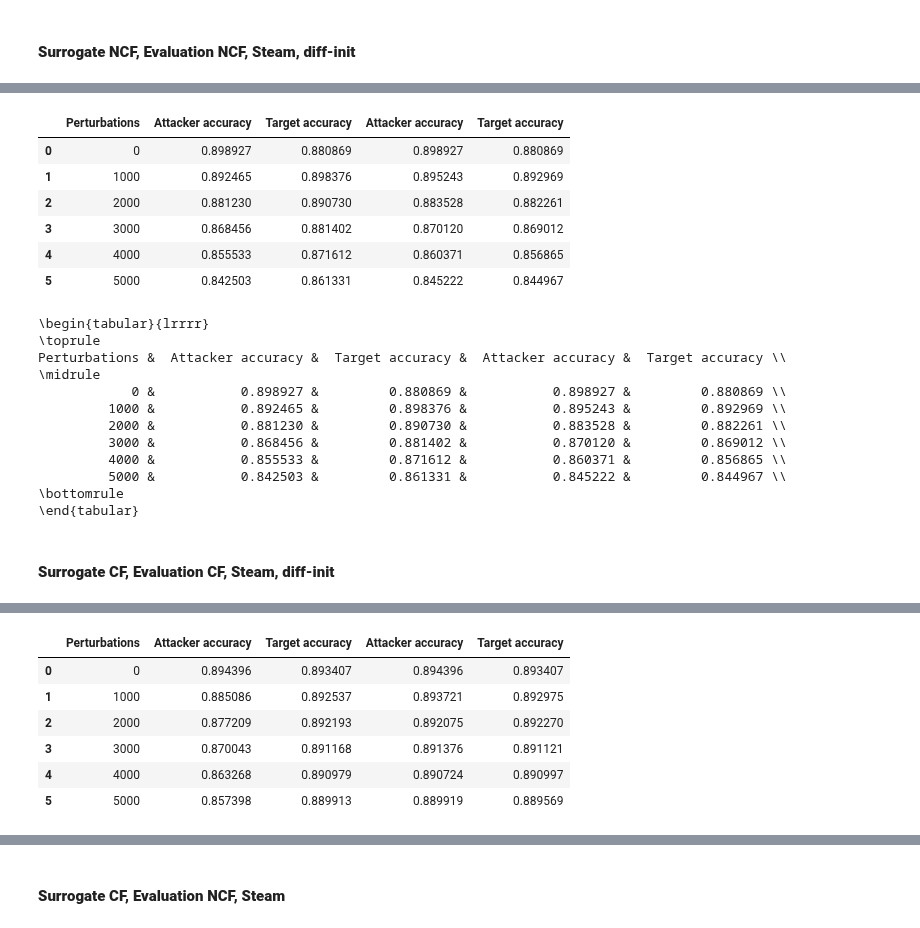
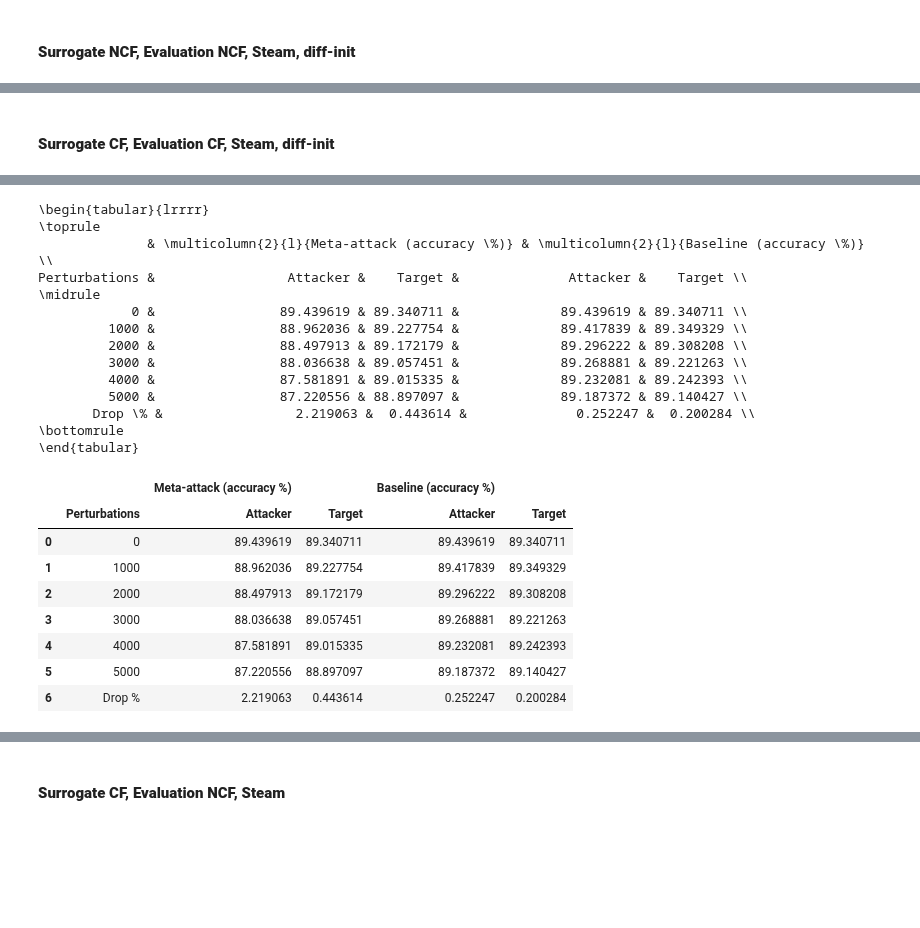
Before and after one commit to aravind-gk/RecSysAttack, a Jupyter notebook: check.ipynb, the cells around one changed output, grey strips where cells are left out. Drawn from its saved outputs; the diff is of its cells as text; code cells hidden in the pictures; blank space fills up the shorter version.

```diff
--- a/check.ipynb
+++ b/check.ipynb
@@ -143,33 +181,10 @@ base.columns = ['Attacker accuracy', 'Target accuracy']
-# %%
-table = pd.concat([meta, base], axis=1)
-table.reset_index(inplace=True)
-table.rename(columns={'index': 'Perturbations'}, inplace=True)
-table
-# %% [output]
-|  | Perturbations | Attacker accuracy | Target accuracy | Attacker accuracy | Target accuracy |
-| 0 | 0 | 0.898927 | 0.880869 | 0.898927 | 0.880869 |
-| 1 | 1000 | 0.892465 | 0.898376 | 0.895243 | 0.892969 |
-| 2 | 2000 | 0.881230 | 0.890730 | 0.883528 | 0.882261 |
-| 3 | 3000 | 0.868456 | 0.881402 | 0.870120 | 0.869012 |
-| 4 | 4000 | 0.855533 | 0.871612 | 0.860371 | 0.856865 |
-| 5 | 5000 | 0.842503 | 0.861331 | 0.845222 | 0.844967 |
-# %%
-print(table.to_latex(index = False, bold_rows = False))
-# %% [output]
-\begin{tabular}{lrrrr}
-\toprule
-Perturbations &  Attacker accuracy &  Target accuracy &  Attacker accuracy &  Target accuracy \\
-\midrule
-            0 &           0.898927 &         0.880869 &           0.898927 &         0.880869 \\
-         1000 &           0.892465 &         0.898376 &           0.895243 &         0.892969 \\
-         2000 &           0.881230 &         0.890730 &           0.883528 &         0.882261 \\
-         3000 &           0.868456 &         0.881402 &           0.870120 &         0.869012 \\
-         4000 &           0.855533 &         0.871612 &           0.860371 &         0.856865 \\
-         5000 &           0.842503 &         0.861331 &           0.845222 &         0.844967 \\
-\bottomrule
-\end{tabular}
 # %% [markdown]
 #### **Surrogate CF, Evaluation CF, Steam, diff-init**
 # %%
 meta_file = 'results/steam/perturbations_surrogateCF_evalCF_meta_Delta=5000_T=500_LR=50_Factors=64_diffinit_auto_r.csv'
 base_file = 'results/steam/perturbations_surrogateCF_evalCF_baseline_Delta=5000_T=500_LR=50_Factors=64_diffinit_auto_r.csv'
+
+table, latex = parseResults(meta_file = meta_file, base_file = base_file)
+print(latex)
+table
+# %% [output]
@@ -175,0 +196,23 @@ base_file = 'results/steam/perturbations_surrogateCF_evalCF_baseline_Delta=5000_
+\begin{tabular}{lrrrr}
+\toprule
+              & \multicolumn{2}{l}{Meta-attack (accuracy \%)} & \multicolumn{2}{l}{Baseline (accuracy \%)} \\
+Perturbations &                 Attacker &    Target &              Attacker &    Target \\
+\midrule
+            0 &                89.439619 & 89.340711 &             89.439619 & 89.340711 \\
+         1000 &                88.962036 & 89.227754 &             89.417839 & 89.349329 \\
+         2000 &                88.497913 & 89.172179 &             89.296222 & 89.308208 \\
+         3000 &                88.036638 & 89.057451 &             89.268881 & 89.221263 \\
+         4000 &                87.581891 & 89.015335 &             89.232081 & 89.242393 \\
+         5000 &                87.220556 & 88.897097 &             89.187372 & 89.140427 \\
+       Drop \% &                 2.219063 &  0.443614 &              0.252247 &  0.200284 \\
+\bottomrule
+\end{tabular}
+|  |  | Meta-attack (accuracy %) |  | Baseline (accuracy %) |  |
+|  | Perturbations | Attacker | Target | Attacker | Target |
+| 0 | 0 | 89.439619 | 89.340711 | 89.439619 | 89.340711 |
+| 1 | 1000 | 88.962036 | 89.227754 | 89.417839 | 89.349329 |
+| 2 | 2000 | 88.497913 | 89.172179 | 89.296222 | 89.308208 |
+| 3 | 3000 | 88.036638 | 89.057451 | 89.268881 | 89.221263 |
+| 4 | 4000 | 87.581891 | 89.015335 | 89.232081 | 89.242393 |
+| 5 | 5000 | 87.220556 | 88.897097 | 89.187372 | 89.140427 |
+| 6 | Drop % | 2.219063 | 0.443614 | 0.252247 | 0.200284 |
@@ -191,13 +218,0 @@ base.columns = ['Attacker accuracy', 'Target accuracy']
-# %%
-table = pd.concat([meta, base], axis=1)
-table.reset_index(inplace=True)
-table.rename(columns={'index': 'Perturbations'}, inplace=True)
-table
-# %% [output]
-|  | Perturbations | Attacker accuracy | Target accuracy | Attacker accuracy | Target accuracy |
-| 0 | 0 | 0.894396 | 0.893407 | 0.894396 | 0.893407 |
-| 1 | 1000 | 0.885086 | 0.892537 | 0.893721 | 0.892975 |
-| 2 | 2000 | 0.877209 | 0.892193 | 0.892075 | 0.892270 |
-| 3 | 3000 | 0.870043 | 0.891168 | 0.891376 | 0.891121 |
-| 4 | 4000 | 0.863268 | 0.890979 | 0.890724 | 0.890997 |
-| 5 | 5000 | 0.857398 | 0.889913 | 0.889919 | 0.889569 |
```
Also changed, not shown: parts of 27 cells of this notebook.
